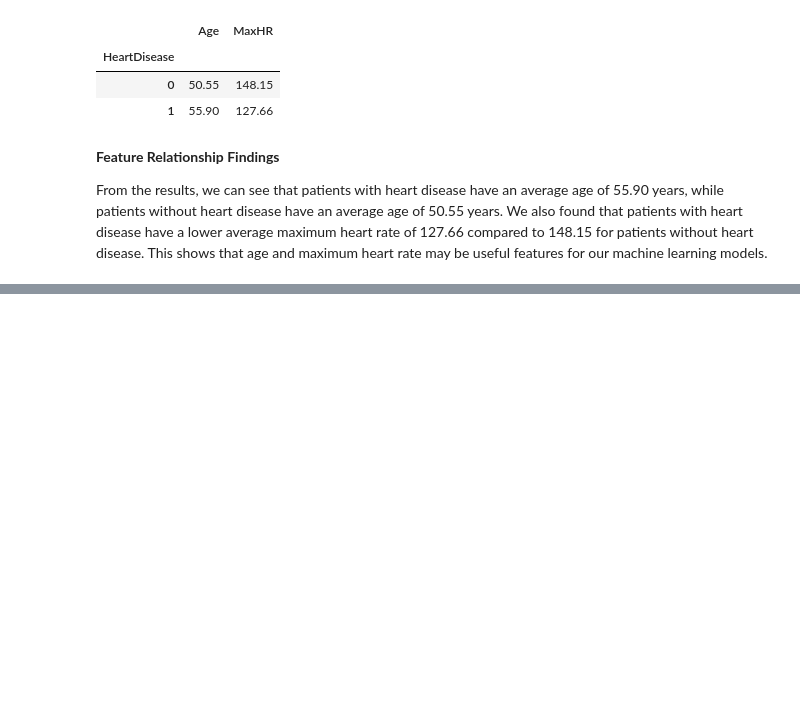
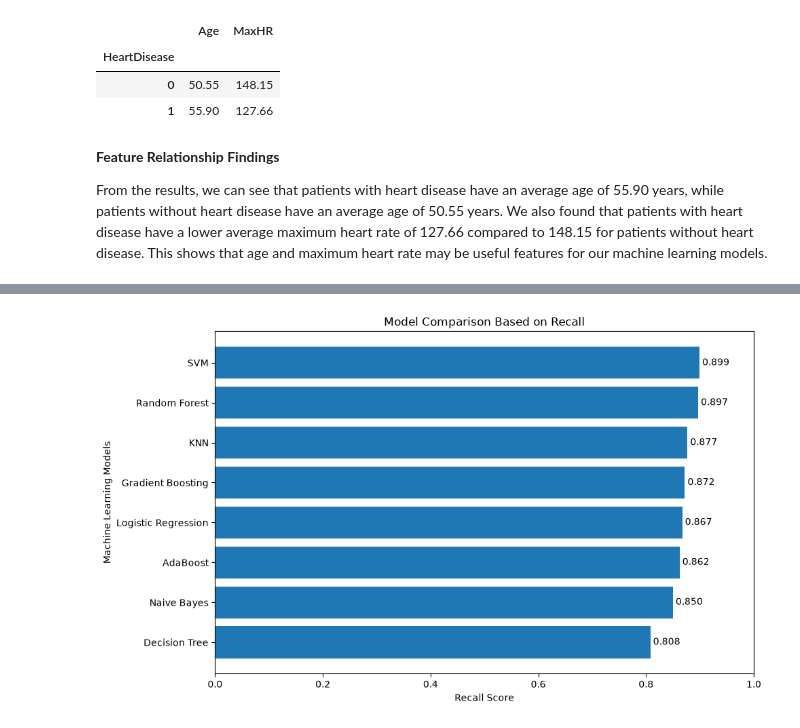
Before and after one commit to gautam-jenis/heart-disease-prediction, a Jupyter notebook: heart_disease_project.ipynb, the cells around one changed output, grey strips where cells are left out. Cells and saved outputs as stored; diff of their text form; code cells hidden in the pictures; blank space fills up the shorter version.

Commit message:
Complete data preprocessing and eight ML model comparison

```diff
--- a/heart_disease_project.ipynb
+++ b/heart_disease_project.ipynb
@@ -192,0 +199,6 @@ From the results, we can see that patients with heart disease have an average ag
+# %%
+X = df.drop("HeartDisease", axis=1)
+y = df["HeartDisease"]
+
+print("Features:", X.shape)
+print("Target:", y.shape)
@@ -192,0 +356,2 @@ From the results, we can see that patients with heart disease have an average ag
+# %%
+logistic_model.fit(X_train_clean, y_train)
@@ -192,0 +415,19 @@ From the results, we can see that patients with heart disease have an average ag
+# %%
+from sklearn.tree import DecisionTreeClassifier
+from sklearn.ensemble import RandomForestClassifier, GradientBoostingClassifier, AdaBoostClassifier
+from sklearn.neighbors import KNeighborsClassifier
+from sklearn.svm import SVC
+from sklearn.naive_bayes import GaussianNB
+
+models = {
+    "Logistic Regression": LogisticRegression(max_iter=1000, random_state=42),
+    "Decision Tree": DecisionTreeClassifier(random_state=42),
+    "Random Forest": RandomForestClassifier(random_state=42),
+    "KNN": KNeighborsClassifier(),
+    "SVM": SVC(random_state=42),
+    "Naive Bayes": GaussianNB(),
+    "Gradient Boosting": GradientBoostingClassifier(random_state=42),
+    "AdaBoost": AdaBoostClassifier(random_state=42)
+}
+
+models.keys()
@@ -192,0 +476,18 @@ From the results, we can see that patients with heart disease have an average ag
+# %%
+comparison = results_df.sort_values(by="Recall")
+
+plt.figure(figsize=(10, 6))
+
+bars = plt.barh(comparison["Model"], comparison["Recall"])
+
+plt.title("Model Comparison Based on Recall")
+plt.xlabel("Recall Score")
+plt.ylabel("Machine Learning Models")
+plt.xlim(0, 1)
+
+plt.bar_label(bars, fmt="%.3f", padding=3)
+
+plt.tight_layout()
+plt.show()
+# %% [output]
+[figure, added]
```
Also changed, not shown: parts of 19 cells of this notebook.
